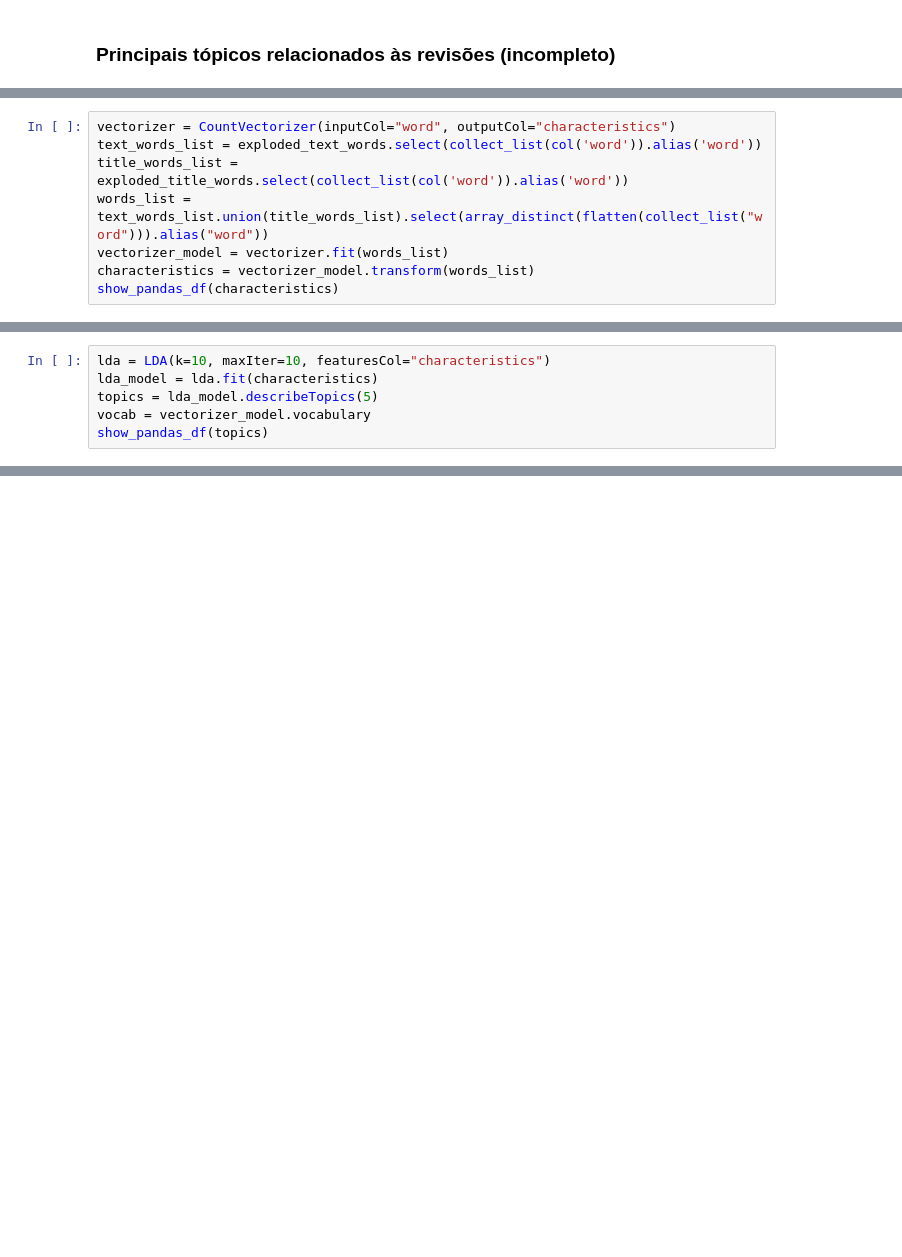
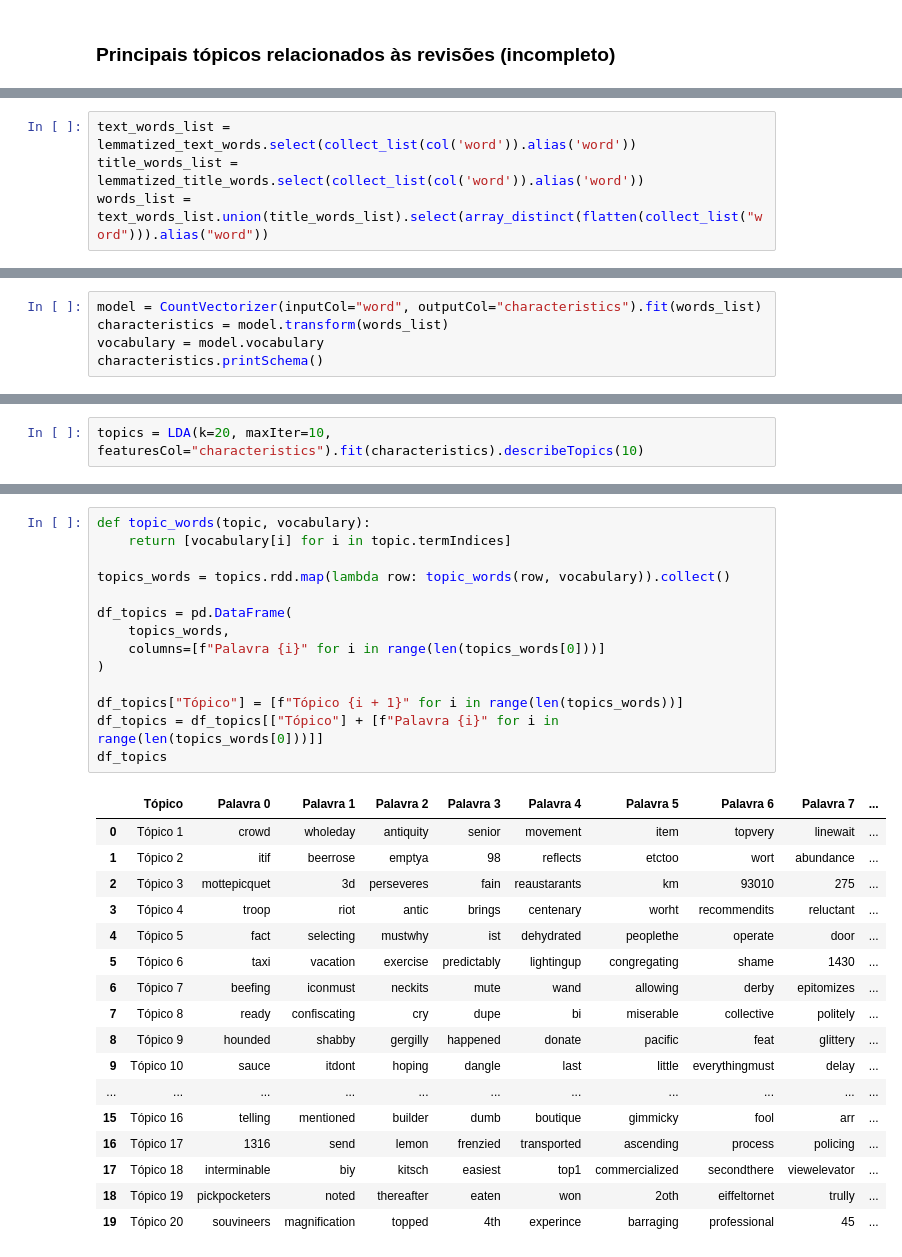
Before and after one commit to thomz2/big-data-spark, a Jupyter notebook: analysis/eiffel_tower/most_frequent_words_and_expressions.ipynb, the cells around one changed output, grey strips where cells are left out. Drawn from its saved outputs; the diff is of its cells as text; blank space fills up the shorter version.

Commit message:
review topic analysis finished

```diff
--- a/analysis/eiffel_tower/most_frequent_words_and_expressions.ipynb
+++ b/analysis/eiffel_tower/most_frequent_words_and_expressions.ipynb
@@ -267,8 +293,4 @@ make_bar_plot("darkgrid", "viridis", (20,12), 'total_count', 'expression', top_e
 # %%
-vectorizer = CountVectorizer(inputCol="word", outputCol="characteristics")
-text_words_list = exploded_text_words.select(collect_list(col('word')).alias('word'))
-title_words_list = exploded_title_words.select(collect_list(col('word')).alias('word'))
+text_words_list = lemmatized_text_words.select(collect_list(col('word')).alias('word'))
+title_words_list = lemmatized_title_words.select(collect_list(col('word')).alias('word'))
 words_list = text_words_list.union(title_words_list).select(array_distinct(flatten(collect_list("word"))).alias("word"))
-vectorizer_model = vectorizer.fit(words_list)
-characteristics = vectorizer_model.transform(words_list)
-show_pandas_df(characteristics)
@@ -277,0 +299,5 @@ show_pandas_df(characteristics)
+# %%
+model = CountVectorizer(inputCol="word", outputCol="characteristics").fit(words_list)
+characteristics = model.transform(words_list)
+vocabulary = model.vocabulary
+characteristics.printSchema()
@@ -278,6 +311,2 @@ show_pandas_df(characteristics)
 # %%
-lda = LDA(k=10, maxIter=10, featuresCol="characteristics")
-lda_model = lda.fit(characteristics)
-topics = lda_model.describeTopics(5)
-vocab = vectorizer_model.vocabulary
-show_pandas_df(topics)
+topics = LDA(k=20, maxIter=10, featuresCol="characteristics").fit(characteristics).describeTopics(10)
@@ -306,0 +333,32 @@ spark.stop()
+# %%
+def topic_words(topic, vocabulary):
+    return [vocabulary[i] for i in topic.termIndices]
+
+topics_words = topics.rdd.map(lambda row: topic_words(row, vocabulary)).collect()
+
+df_topics = pd.DataFrame(
+    topics_words,
+    columns=[f"Palavra {i}" for i in range(len(topics_words[0]))]
+)
+
+df_topics["Tópico"] = [f"Tópico {i + 1}" for i in range(len(topics_words))]
+df_topics = df_topics[["Tópico"] + [f"Palavra {i}" for i in range(len(topics_words[0]))]]
+df_topics
+# %% [output]
+|  | Tópico | Palavra 0 | Palavra 1 | Palavra 2 | Palavra 3 | Palavra 4 | Palavra 5 | Palavra 6 | Palavra 7 | ... |
+| 0 | Tópico 1 | crowd | wholeday | antiquity | senior | movement | item | topvery | linewait | ... |
+| 1 | Tópico 2 | itif | beerrose | emptya | 98 | reflects | etctoo | wort | abundance | ... |
+| 2 | Tópico 3 | mottepicquet | 3d | perseveres | fain | reaustarants | km | 93010 | 275 | ... |
+| 3 | Tópico 4 | troop | riot | antic | brings | centenary | worht | recommendits | reluctant | ... |
+| 4 | Tópico 5 | fact | selecting | mustwhy | ist | dehydrated | peoplethe | operate | door | ... |
+| 5 | Tópico 6 | taxi | vacation | exercise | predictably | lightingup | congregating | shame | 1430 | ... |
+| 6 | Tópico 7 | beefing | iconmust | neckits | mute | wand | allowing | derby | epitomizes | ... |
+| 7 | Tópico 8 | ready | confiscating | cry | dupe | bi | miserable | collective | politely | ... |
+| 8 | Tópico 9 | hounded | shabby | gergilly | happened | donate | pacific | feat | glittery | ... |
+| 9 | Tópico 10 | sauce | itdont | hoping | dangle | last | little | everythingmust | delay | ... |
+| ... | ... | ... | ... | ... | ... | ... | ... | ... | ... | ... |
+| 15 | Tópico 16 | telling | mentioned | builder | dumb | boutique | gimmicky | fool | arr | ... |
+| 16 | Tópico 17 | 1316 | send | lemon | frenzied | transported | ascending | process | policing | ... |
+| 17 | Tópico 18 | interminable | biy | kitsch | easiest | top1 | commercialized | secondthere | viewelevator | ... |
+| 18 | Tópico 19 | pickpocketers | noted | thereafter | eaten | won | 2oth | eiffeltornet | trully | ... |
+| 19 | Tópico 20 | souvineers | magnification | topped | 4th | experince | barraging | professional | 45 | ... |
```
Also changed, not shown: parts of 13 cells of this notebook.
